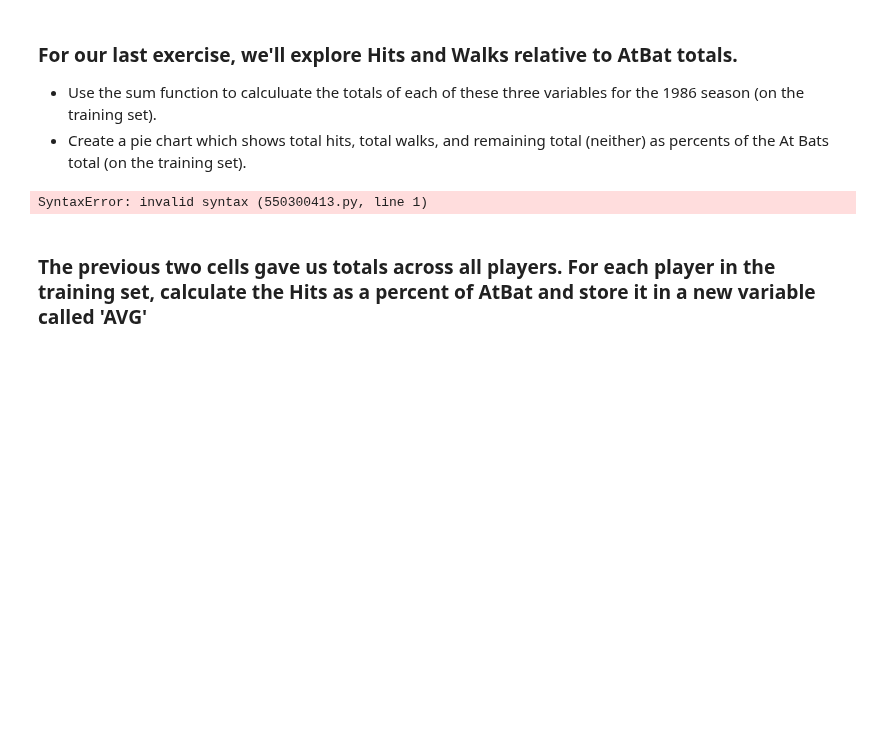
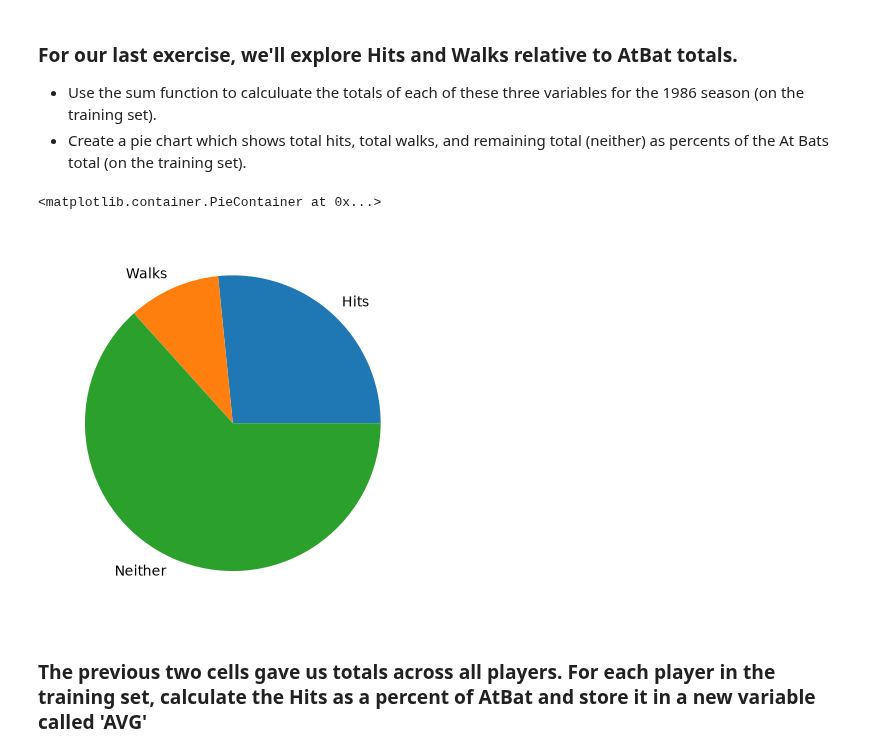
Before and after one commit to Zeke-Wess/CSE-2600-Code, a Jupyter notebook: mod03_eda.ipynb, the cells around one changed output. Saved outputs shown, nothing was run; the diff lists cells and outputs as text; code cells hidden in the pictures; blank space fills up the shorter version.

```diff
--- a/mod03_eda.ipynb
+++ b/mod03_eda.ipynb
@@ -79,3 +121,5 @@ for j in range(len(subset.columns)):
 ### Let's standardize the AtBat feature (i.e., normalize by z-scores). We'll create a new column in the training data called 'AtBat_st' to represent this.
 # %%
 #fillin
+Train["AtBat_st"] = ((Train["AtBat"] - Train["AtBat"].mean()) / Train["AtBat"].std())
+Train["AtBat_st"]
@@ -110,16 +199,19 @@ Hint: the 'len' magic method returns the number of rows of a dataFrame.
 - Use the sum function to calculuate the totals of each of these three variables for the 1986 season (on the training set).
 - Create a pie chart which shows total hits, total walks, and remaining total (neither) as percents of the At Bats total (on the training set).
 # %%
-TotHits = #fillin
-TotWalks = #fillin
-TotAtBat = #fillin
+TotHits = Train["Hits"].sum()
+TotWalks = Train["Walks"].sum()
+TotAtBat = Train["AtBat"].sum()
 
 Labels = ['Hits', 'Walks', 'Neither']
 Totals = [TotHits, TotWalks, TotAtBat-TotHits-TotWalks]
-# %% [output]
-SyntaxError: invalid syntax (550300413.py, line 1)
 # %%
 # pie chart
+fig, ax = subplots()
+ax.pie(Totals, labels=Labels)
+# %% [output]
+<matplotlib.container.PieContainer at 0x...>
+[figure, added]
 # %% [markdown]
 ### The previous two cells gave us totals across all players. For each player in the training set, calculate the Hits as a percent of AtBat and store it in a new variable called 'AVG'
 # %%
```
Also changed, not shown: parts of 16 cells of this notebook.
